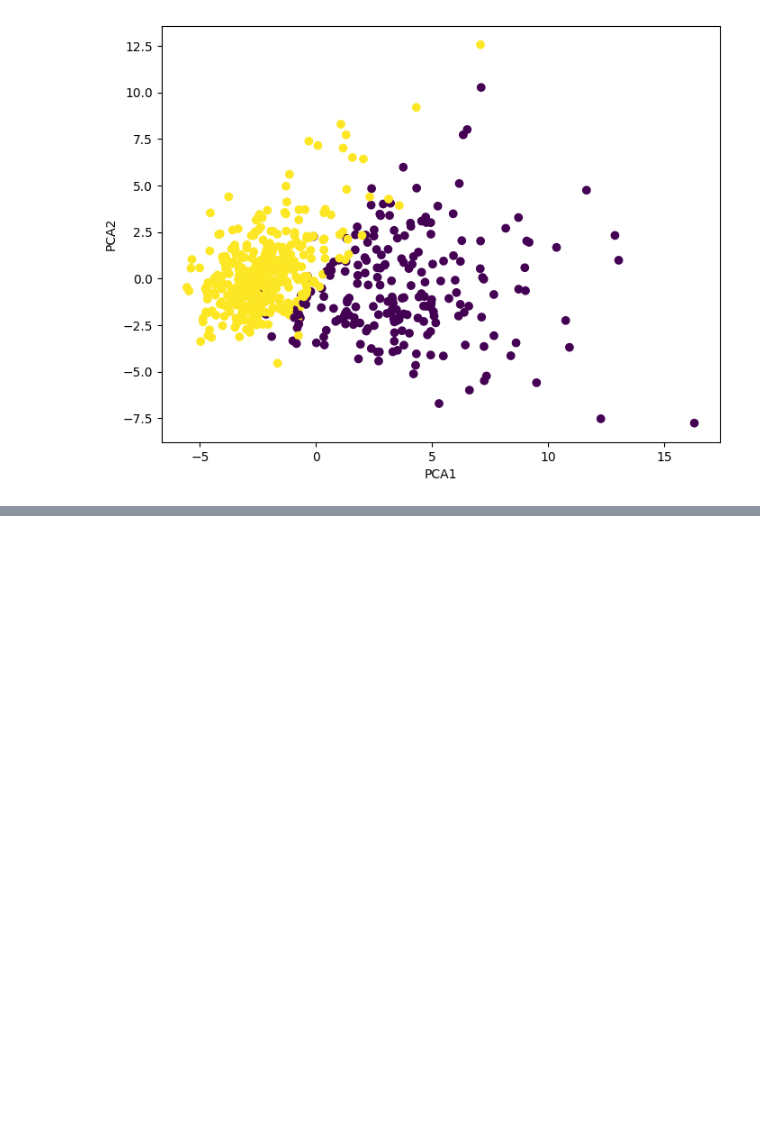
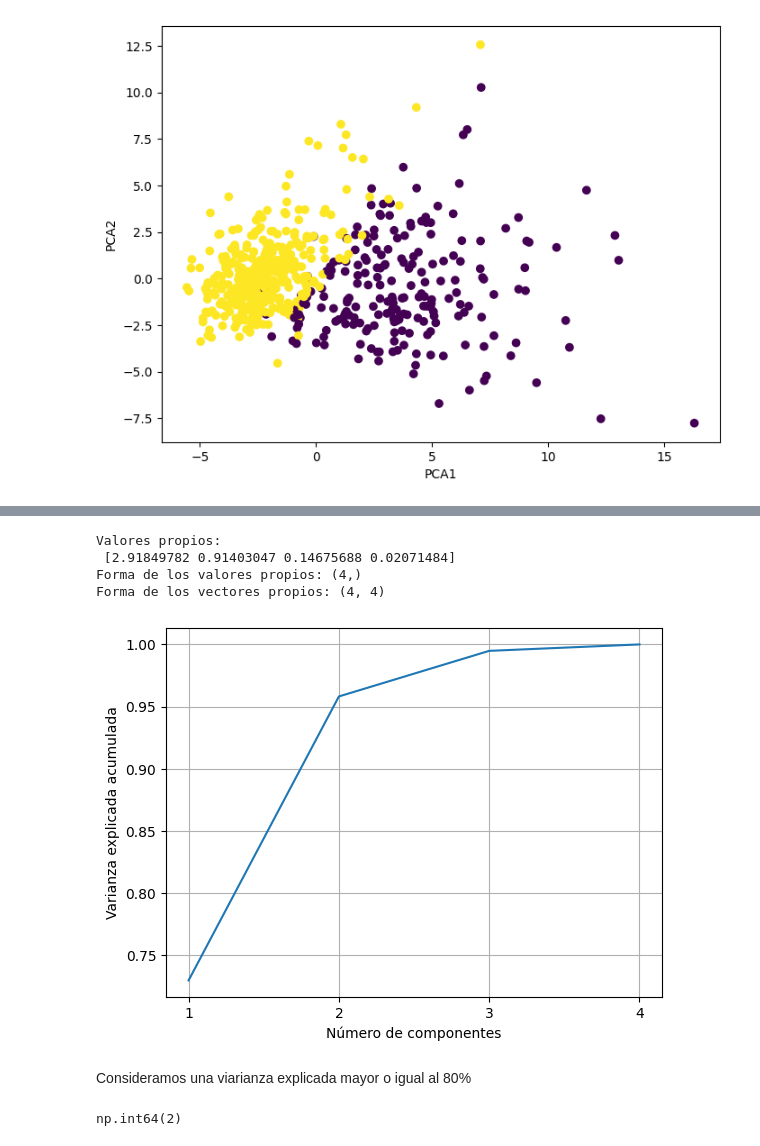
Before and after one commit to RodrigoRiveraRico/data_science_FCiencias, a Jupyter notebook: Clase_6/RiveraRodrigo_T05.ipynb, the cells around one changed output, grey strips where cells are left out. Drawn from its saved outputs; the diff is of its cells as text; code cells hidden in the pictures; blank space fills up the shorter version.

```diff
--- a/Clase_6/Clase_6.ipynb
+++ b/Clase_6/RiveraRodrigo_T05.ipynb
@@ -192,0 +218,31 @@ plt.show()
+# %%
+eigenvalues, eigenvectors = np.linalg.eig(c)
+print('Valores propios:\n', eigenvalues)
+print('Forma de los valores propios:', eigenvalues.shape)
+print('Forma de los vectores propios:', eigenvectors.shape)
+
+idx = eigenvalues.argsort()[::-1]
+eigenvalues = eigenvalues[idx]
+eigenvectors = eigenvectors[:, idx]
+# %% [output]
+Valores propios:
+ [2.91849782 0.91403047 0.14675688 0.02071484]
+Forma de los valores propios: (4,)
+Forma de los vectores propios: (4, 4)
+# %%
+explained_var = np.cumsum(eigenvalues) / np.sum(eigenvalues)
+plt.plot(range(1, len(explained_var) + 1), explained_var)
+plt.xlabel("Número de componentes")
+plt.ylabel("Varianza explicada acumulada")
+plt.xticks([i+1 for i,_ in enumerate(eigenvalues)])
+plt.grid()
+plt.show()
+# %% [output]
+[figure, added]
+# %% [markdown]
+Consideramos una viarianza explicada mayor o igual al 80%
+# %%
+n_components = np.argmax(explained_var >= 0.80) + 1
+n_components
+# %% [output]
+np.int64(2)
```
Also changed, not shown: parts of 13 cells of this notebook.
